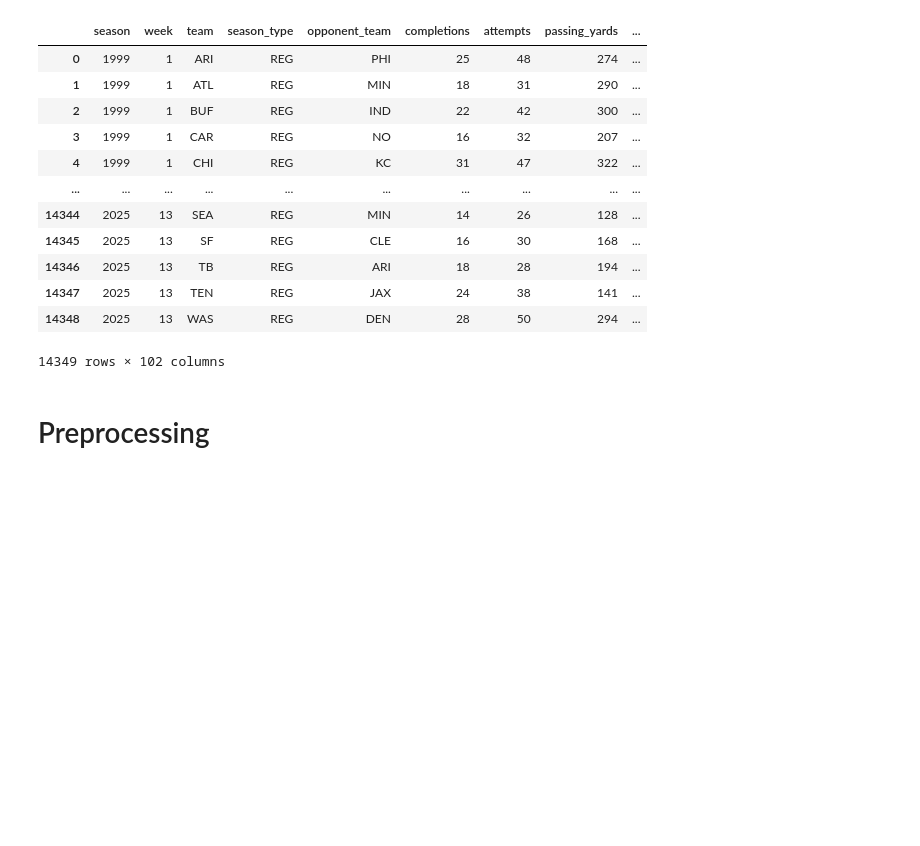
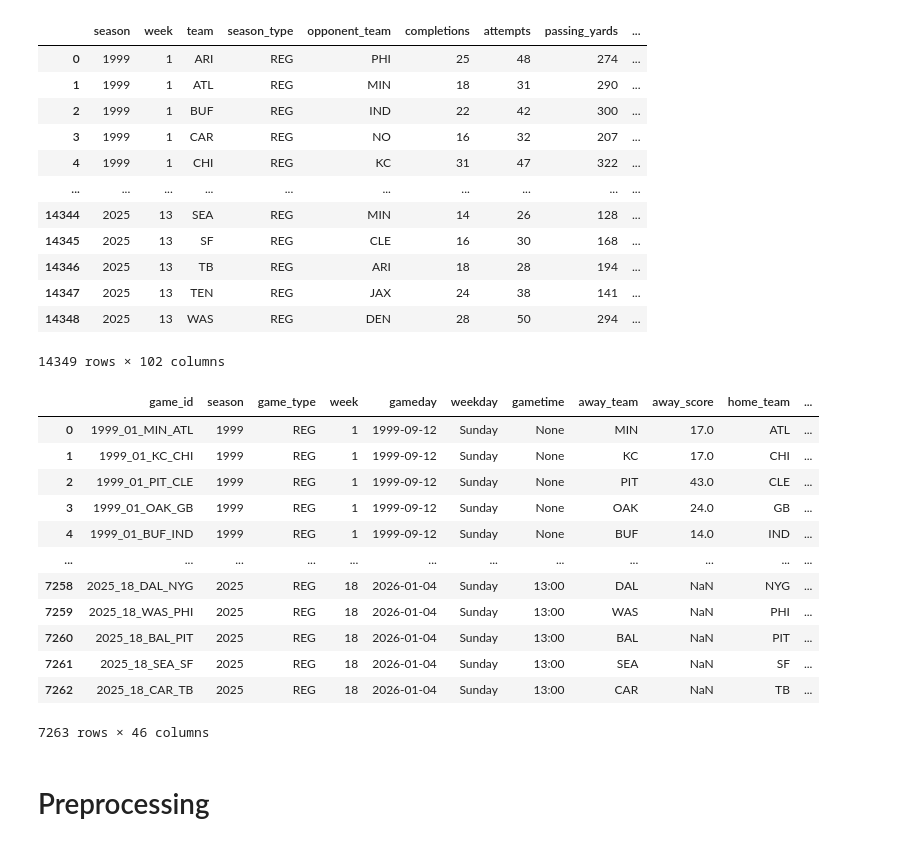
Before and after one commit to nico-fb/NFLPredictions, a Jupyter notebook: src/data_loading.ipynb, the cells around one changed output. Cells and saved outputs as stored; diff of their text form; code cells hidden in the pictures; blank space fills up the shorter version.

```diff
--- a/src/data_loading.ipynb
+++ b/src/data_loading.ipynb
@@ -28,6 +28,24 @@ team_stats
 | 14347 | 2025 | 13 | TEN | REG | JAX | 24 | 38 | 141 | ... |
 | 14348 | 2025 | 13 | WAS | REG | DEN | 28 | 50 | 294 | ... |
 14349 rows × 102 columns
+# %%
+schedules = nfl.load_schedules(True)
+schedules = schedules.to_pandas()
+schedules
+# %% [output]
+|  | game_id | season | game_type | week | gameday | weekday | gametime | away_team | away_score | home_team | ... |
+| 0 | 1999_01_MIN_ATL | 1999 | REG | 1 | 1999-09-12 | Sunday | None | MIN | 17.0 | ATL | ... |
+| 1 | 1999_01_KC_CHI | 1999 | REG | 1 | 1999-09-12 | Sunday | None | KC | 17.0 | CHI | ... |
+| 2 | 1999_01_PIT_CLE | 1999 | REG | 1 | 1999-09-12 | Sunday | None | PIT | 43.0 | CLE | ... |
+| 3 | 1999_01_OAK_GB | 1999 | REG | 1 | 1999-09-12 | Sunday | None | OAK | 24.0 | GB | ... |
+| 4 | 1999_01_BUF_IND | 1999 | REG | 1 | 1999-09-12 | Sunday | None | BUF | 14.0 | IND | ... |
+| ... | ... | ... | ... | ... | ... | ... | ... | ... | ... | ... | ... |
+| 7258 | 2025_18_DAL_NYG | 2025 | REG | 18 | 2026-01-04 | Sunday | 13:00 | DAL | NaN | NYG | ... |
+| 7259 | 2025_18_WAS_PHI | 2025 | REG | 18 | 2026-01-04 | Sunday | 13:00 | WAS | NaN | PHI | ... |
+| 7260 | 2025_18_BAL_PIT | 2025 | REG | 18 | 2026-01-04 | Sunday | 13:00 | BAL | NaN | PIT | ... |
+| 7261 | 2025_18_SEA_SF | 2025 | REG | 18 | 2026-01-04 | Sunday | 13:00 | SEA | NaN | SF | ... |
+| 7262 | 2025_18_CAR_TB | 2025 | REG | 18 | 2026-01-04 | Sunday | 13:00 | CAR | NaN | TB | ... |
+7263 rows × 46 columns
 # %% [markdown]
 # Preprocessing
 # %%
```
Also changed, not shown: parts of 5 cells of this notebook, 3 other files.
